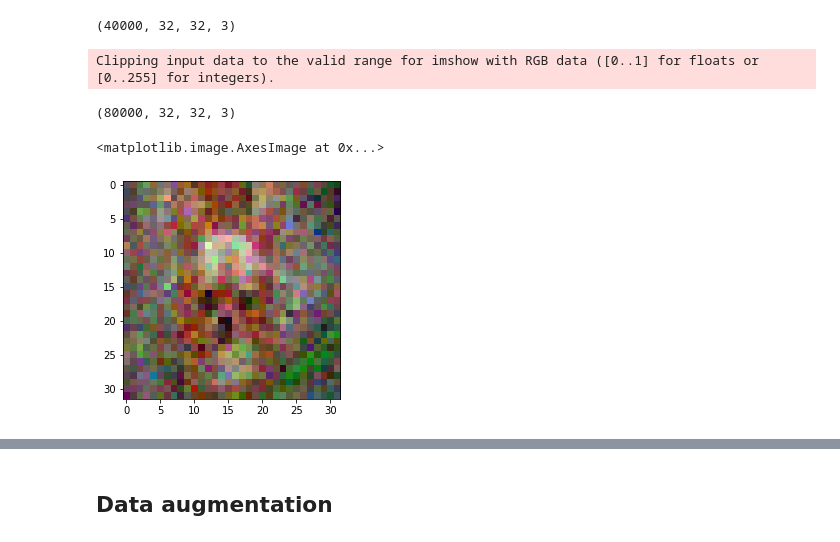
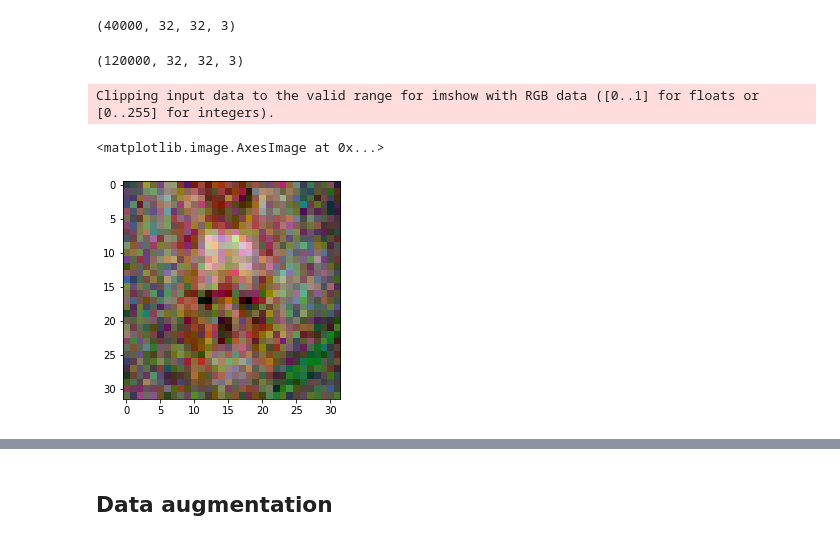
Before and after one commit to chengche6230/Deep-Learning-Course-Team-Project, a Jupyter notebook: Competition 4/DLcomp4_Team123_code.ipynb, the cells around one changed output, grey strips where cells are left out. Drawn from its saved outputs; the diff is of its cells as text; code cells hidden in the pictures.

```diff
--- a/Competition 4/DLcomp4_Team123_code.ipynb
+++ b/Competition 4/DLcomp4_Team123_code.ipynb
@@ -298,14 +298,20 @@ x_train.shape
 # %% [output]
 (40000, 32, 32, 3)
 # %%
-noise_t = np.random.normal(0, 0.1, size=x_train.shape)
-x_noise = x_train + noise_t
+noise_g = np.random.normal(0, 0.1, size=x_train.shape)
+x_noise_g = x_train + noise_g
 
-x_train = np.vstack((x_train, x_noise))
+noise_s = random_noise(x_train, mode='speckle', clip=True, mean=0, var=0.1) - x_train
+x_noise_s = x_train + noise_s
+
+x_train = np.vstack((x_train, x_noise_g))
+x_train = np.vstack((x_train, x_noise_s))
 print(x_train.shape)
-plt.imshow(x_noise[idx_show])
 # %% [output]
-Clipping input data to the valid range for imshow with RGB data ([0..1] for floats or [0..255] for integers).
+(120000, 32, 32, 3)
-(80000, 32, 32, 3)
-<matplotlib.image.AxesImage at 0x...>
-[figure, removed]
+# %%
+plt.imshow(x_noise_g[idx_show])
+# %% [output]
+Clipping input data to the valid range for imshow with RGB data ([0..1] for floats or [0..255] for integers).
+<matplotlib.image.AxesImage at 0x...>
+[figure, added]
```
Also changed, not shown: parts of 16 cells of this notebook.
